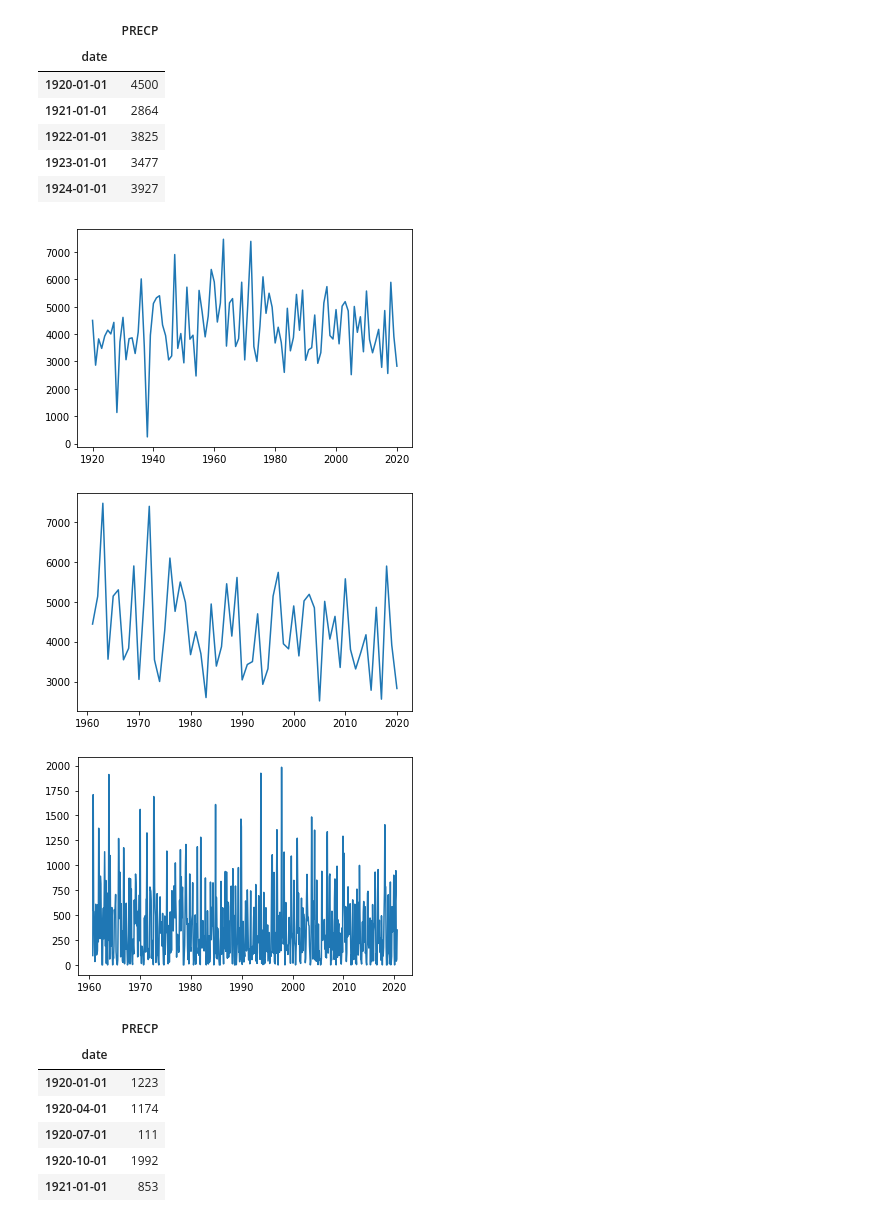
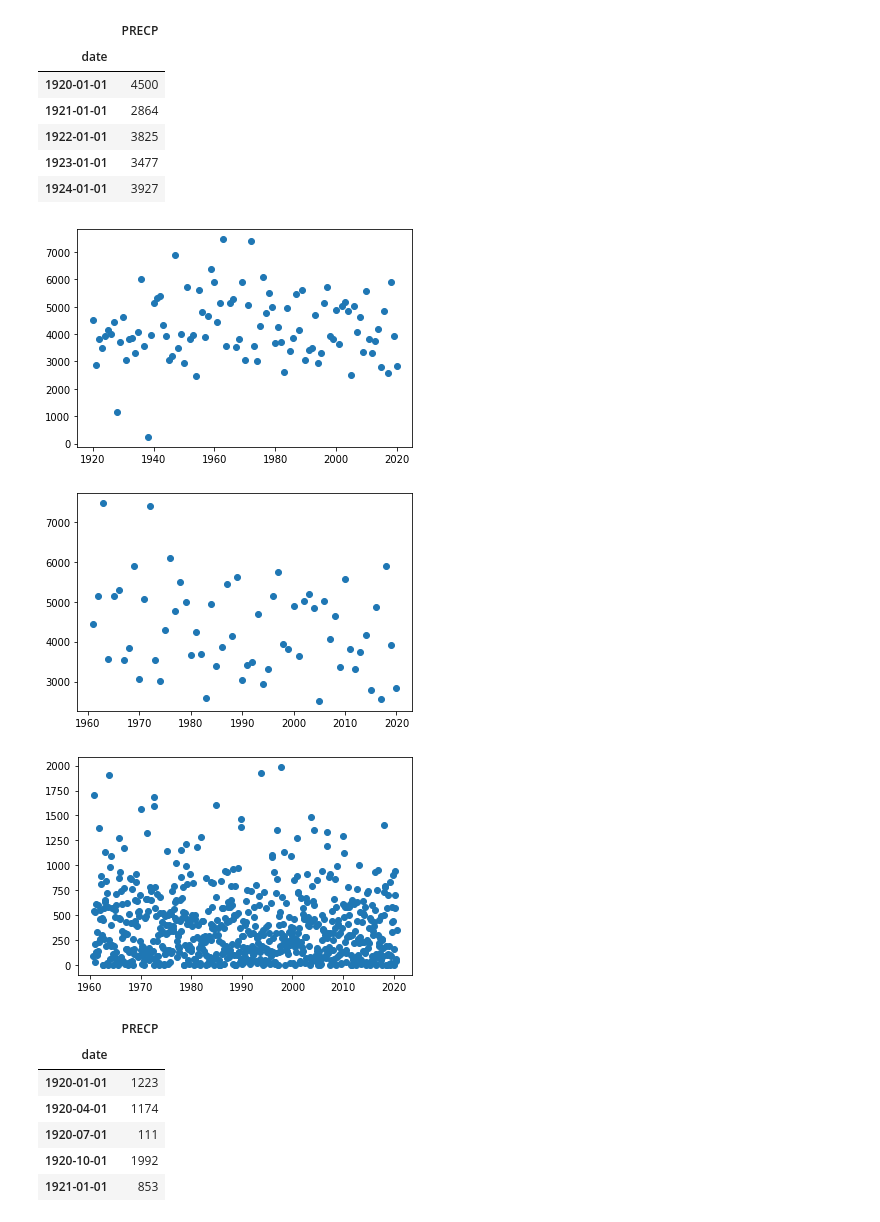
Before and after one commit to AlisonDavey/Capstone_Udacity_DevOps_Engineer, a Jupyter notebook: notebooks/rain_in_spain.ipynb, the cells around one changed output. Drawn from its saved outputs; the diff is of its cells as text; code cells hidden in the pictures.

```diff
--- a/notebooks/rain_in_spain.ipynb
+++ b/notebooks/rain_in_spain.ipynb
@@ -10,11 +10,11 @@ import mplleaflet
 # %%
 # countries and their codes
 path='https://rain-in-spain-data.s3.us-east-2.amazonaws.com/'
-ctry_df=pd.read_fwf(path+'ghcnd-countries.txt', widths=[2,1,46], header=None)
+ctry_df=pd.read_fwf(path+'ghcnd-countries.txt', widths=[2,1,46], header=None, encoding='utf8')
 ctry_df.columns=['CODE','NO1','NAME']
 ctry_df=ctry_df.drop(columns='NO1')
 # metadata for all stations
-meta_df = pd.read_fwf(path+'ghcnd-stations.txt', widths=[11,1,8,1,9,1,6,1,2,1,30,1,3,1,3,1,5], header=None)
+meta_df = pd.read_fwf(path+'ghcnd-stations.txt', widths=[11,1,8,1,9,1,6,1,2,1,30,1,3,1,3,1,5], header=None, encoding='utf8')
 meta_df.columns = ['ID','NO1','LATITUDE','NO2','LONGITUDE','NO3','ELEVATION','NO4','STATE','NO5','NAME',
             'NO6','GSN FLAG','NO7','HCN/CRN FLAG','NO8','WMO ID']
 meta_df = meta_df.drop(columns=['NO1','NO2','NO3','NO4','NO5','NO6','NO7','NO8'])
@@ -137,17 +135,17 @@ Yearly
 | 1923-01-01 | 3477 |
 | 1924-01-01 | 3927 |
 # %%
-plt.plot(yrly_df.index,yrly_df.PRECP);
+plt.scatter(yrly_df.index,yrly_df.PRECP);
 # %% [output]
-[figure, old version]
+[figure, new version]
 # %%
-plt.plot(yrly_df.index[-60:],yrly_df.PRECP[-60:]);
+plt.scatter(yrly_df.index[-60:],yrly_df.PRECP[-60:]);
 # %% [output]
-[figure, old version]
+[figure, new version]
 # %%
-plt.plot(mthly_df.index[-60*12:],mthly_df.PRECP[-60*12:]);
+plt.scatter(mthly_df.index[-60*12:],mthly_df.PRECP[-60*12:]);
 # %% [output]
-[figure, old version]
+[figure, new version]
 # %%
 qtly_df=df.resample('QS').sum()
 qtly_df.head()
```
Also changed, not shown: parts of 8 cells of this notebook, 2 other files.
